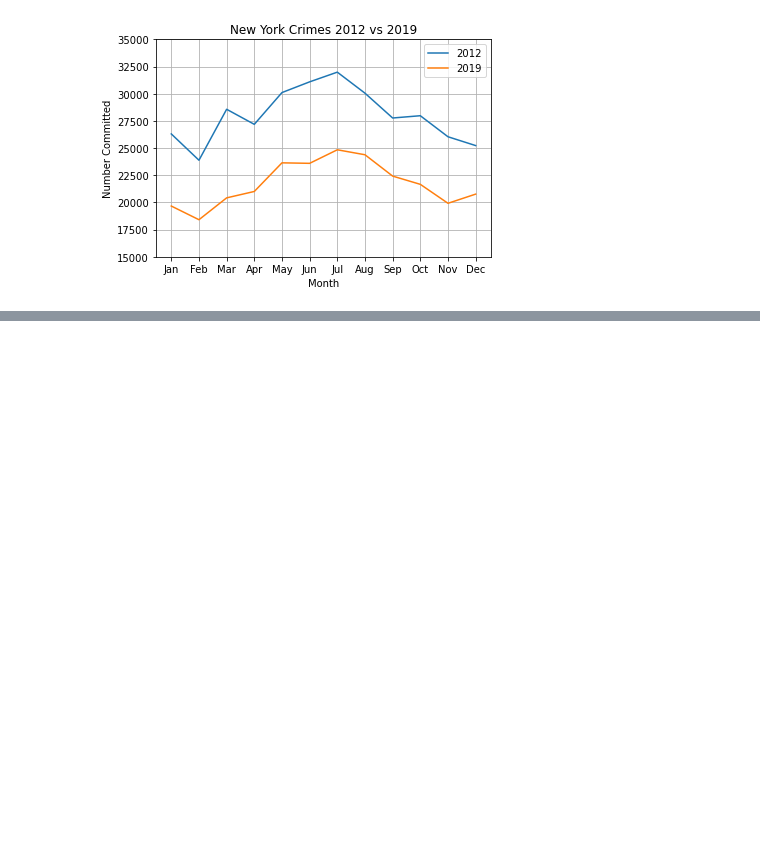
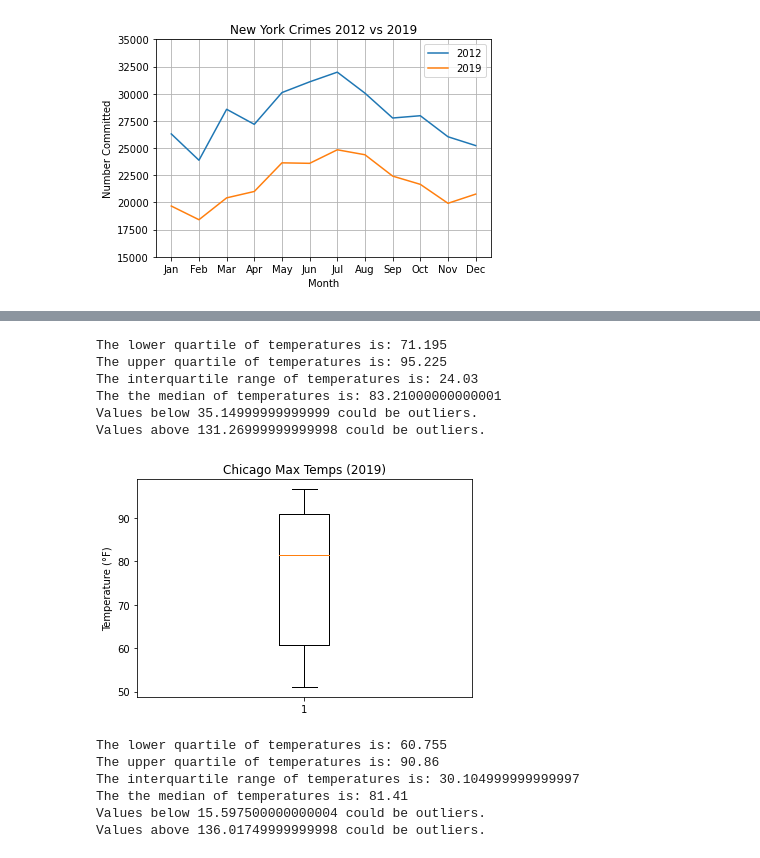
Before and after one commit to c-daily/UPenn_Project1, a Jupyter notebook: Final_Analysis.ipynb, the cells around one changed output, grey strips where cells are left out. Drawn from its saved outputs; the diff is of its cells as text; code cells hidden in the pictures; blank space fills up the shorter version.

Commit message:
Adding additional analysis to Final Analysis file.

```diff
--- a/Final_Analysis.ipynb
+++ b/Final_Analysis.ipynb
@@ -1191,0 +1165,56 @@ KeyboardInterrupt:
+# %%
+#Chicago 2012 outlier analysis
+quartiles = chi_12_max_box.quantile([.25,.5,.75])
+lowerq = quartiles[0.25]
+upperq = quartiles[0.75]
+iqr = upperq-lowerq
+
+print(f"The lower quartile of temperatures is: {lowerq}")
+print(f"The upper quartile of temperatures is: {upperq}")
+print(f"The interquartile range of temperatures is: {iqr}")
+print(f"The the median of temperatures is: {quartiles[0.5]} ")
+
+lower_bound = lowerq - (1.5*iqr)
+upper_bound = upperq + (1.5*iqr)
+print(f"Values below {lower_bound} could be outliers.")
+print(f"Values above {upper_bound} could be outliers.")
+# %% [output]
+The lower quartile of temperatures is: 71.195
+The upper quartile of temperatures is: 95.225
+The interquartile range of temperatures is: 24.03
+The the median of temperatures is: 83.21000000000001
+Values below 35.14999999999999 could be outliers.
+Values above 131.26999999999998 could be outliers.
+# %%
+#Chicago 2019 weather box plot
+chi_19_max_boxplot = chi_19_max['Max Temp']
+fig1, ax1 = plt.subplots()
+ax1.set_title('Chicago Max Temps (2019)')
+ax1.set_ylabel('Temperature (°F)')
+ax1.boxplot(temperatures)
+plt.show()
+# %% [output]
+[figure, added]
+# %%
+#Chicago 2019 outlier analysis
+quartiles = chi_19_max_boxplot.quantile([.25,.5,.75])
+lowerq = quartiles[0.25]
+upperq = quartiles[0.75]
+iqr = upperq-lowerq
+
+print(f"The lower quartile of temperatures is: {lowerq}")
+print(f"The upper quartile of temperatures is: {upperq}")
+print(f"The interquartile range of temperatures is: {iqr}")
+print(f"The the median of temperatures is: {quartiles[0.5]} ")
+
+lower_bound = lowerq - (1.5*iqr)
+upper_bound = upperq + (1.5*iqr)
+print(f"Values below {lower_bound} could be outliers.")
+print(f"Values above {upper_bound} could be outliers.")
+# %% [output]
+The lower quartile of temperatures is: 60.755
+The upper quartile of temperatures is: 90.86
+The interquartile range of temperatures is: 30.104999999999997
+The the median of temperatures is: 81.41
+Values below 15.597500000000004 could be outliers.
+Values above 136.01749999999998 could be outliers.
```
Also changed, not shown: parts of 45 cells of this notebook, 1 other file.
